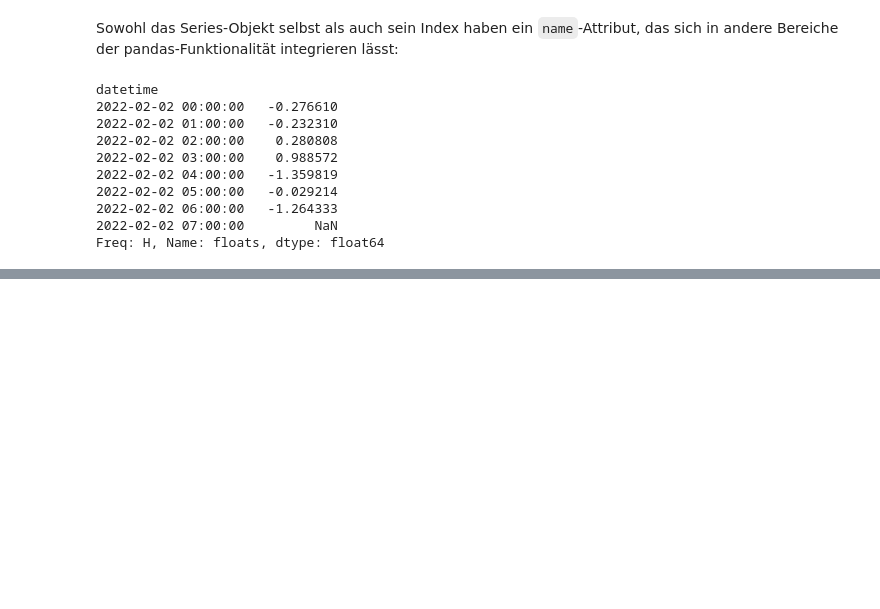
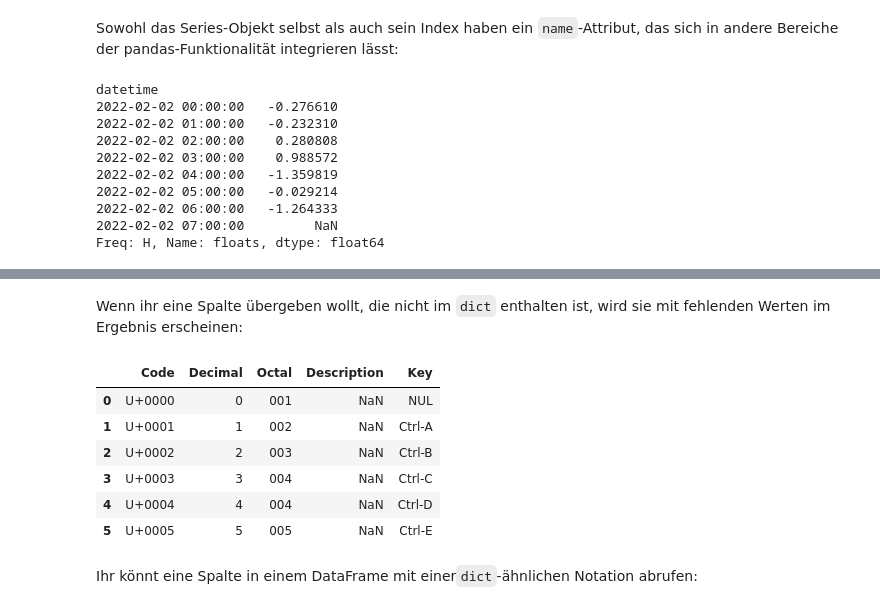
Before and after one commit to veit/jupyter-tutorial-de, a Jupyter notebook: docs/workspace/pandas/data-structures.ipynb, the cells around one changed output, grey strips where cells are left out. Saved outputs shown, nothing was run; the diff lists cells and outputs as text; code cells hidden in the pictures; blank space fills up the shorter version.

Commit message:
Add pandas DataFrames

```diff
--- a/docs/workspace/pandas/data-structures.ipynb
+++ b/docs/workspace/pandas/data-structures.ipynb
@@ -250,0 +259,6 @@ Freq: H, Name: floats, dtype: float64
+# %%
+data = {'Code': ['U+0000', 'U+0001', 'U+0002', 'U+0003', 'U+0004', 'U+0005'],
+        'Decimal': [0, 1, 2, 3, 4, 5],
+        'Octal': ['001', '002', '003', '004', '004', '005'],
+        'Key': ['NUL', 'Ctrl-A', 'Ctrl-B', 'Ctrl-C', 'Ctrl-D', 'Ctrl-E']}
+df = pd.DataFrame(data)
@@ -250,0 +298,16 @@ Freq: H, Name: floats, dtype: float64
+# %% [markdown]
+Wenn ihr eine Spalte übergeben wollt, die nicht im `dict` enthalten ist, wird sie mit fehlenden Werten im Ergebnis erscheinen:
+# %%
+df2 = pd.DataFrame(data, columns=['Code', 'Decimal', 'Octal', 'Description', 'Key'])
+# %%
+df2
+# %% [output]
+|  | Code | Decimal | Octal | Description | Key |
+| 0 | U+0000 | 0 | 001 | NaN | NUL |
+| 1 | U+0001 | 1 | 002 | NaN | Ctrl-A |
+| 2 | U+0002 | 2 | 003 | NaN | Ctrl-B |
+| 3 | U+0003 | 3 | 004 | NaN | Ctrl-C |
+| 4 | U+0004 | 4 | 004 | NaN | Ctrl-D |
+| 5 | U+0005 | 5 | 005 | NaN | Ctrl-E |
+# %% [markdown]
+Ihr könnt eine Spalte in einem DataFrame mit einer`dict`-ähnlichen Notation abrufen:
```
Also changed, not shown: parts of 30 cells of this notebook.
